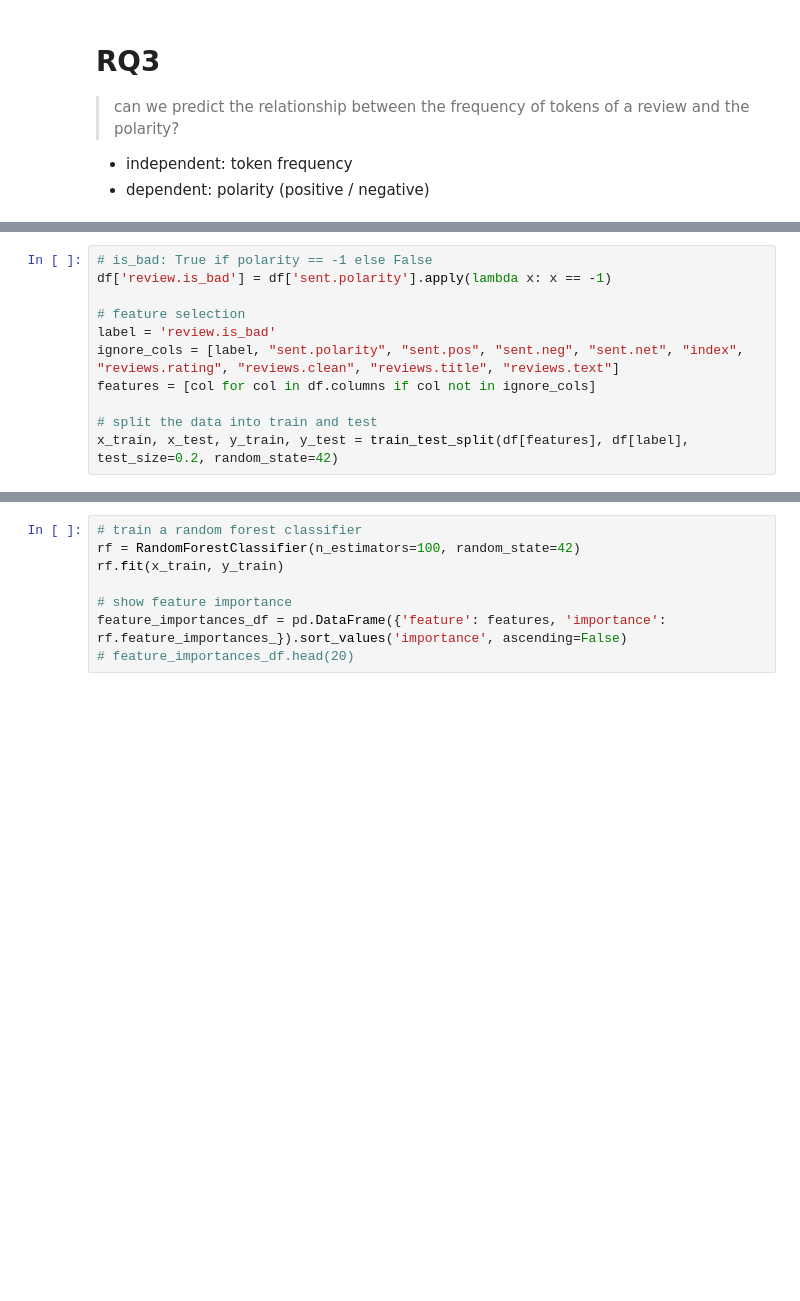
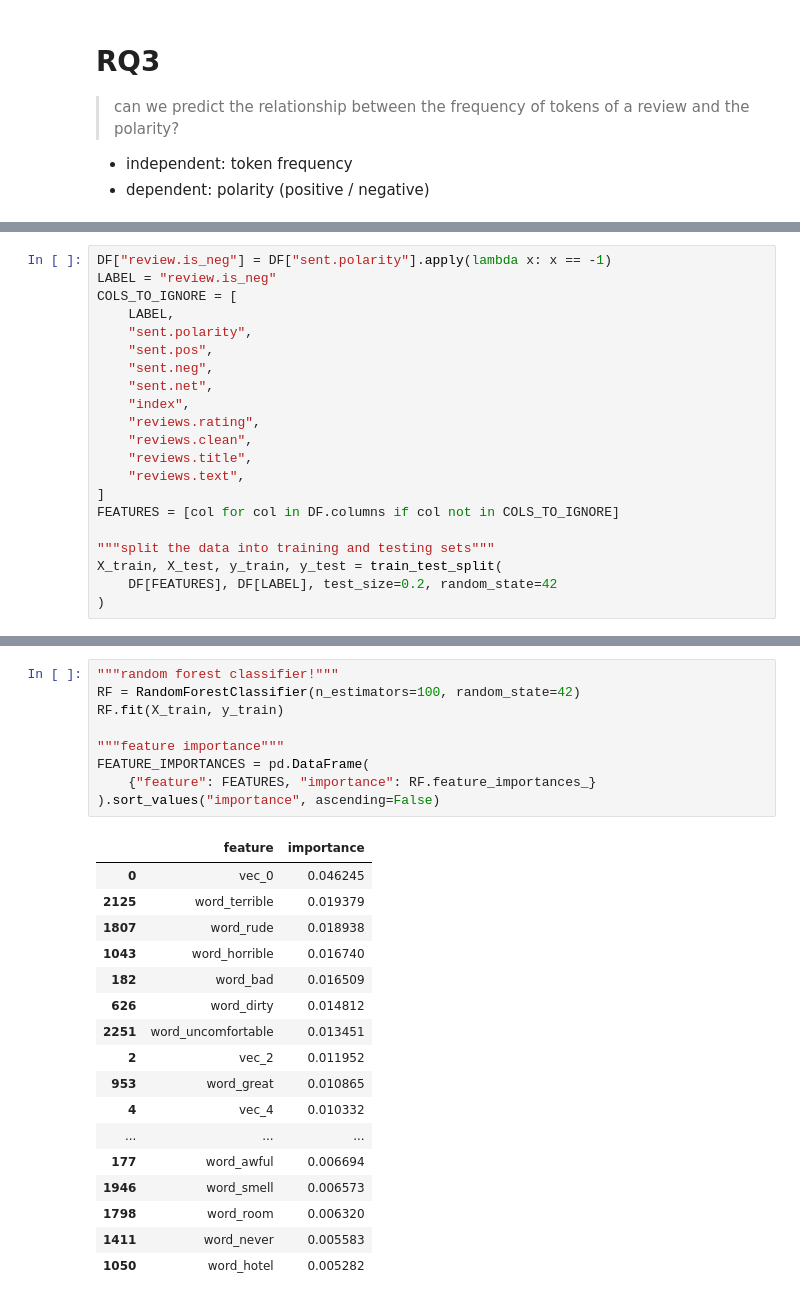
Before and after one commit to jiyometrik/pw23, a Jupyter notebook: code/rq3_randomforest.ipynb, the cells around one changed output, grey strips where cells are left out. Cells and saved outputs as stored; diff of their text form; blank space fills up the shorter version.

```diff
--- a/code/rq3_randomforest.ipynb
+++ b/code/rq3_randomforest.ipynb
@@ -110,11 +155,21 @@ plt.clf()
 # %%
-# is_bad: True if polarity == -1 else False
-df['review.is_bad'] = df['sent.polarity'].apply(lambda x: x == -1)
+DF["review.is_neg"] = DF["sent.polarity"].apply(lambda x: x == -1)
+LABEL = "review.is_neg"
+COLS_TO_IGNORE = [
+    LABEL,
+    "sent.polarity",
+    "sent.pos",
+    "sent.neg",
+    "sent.net",
+    "index",
+    "reviews.rating",
+    "reviews.clean",
+    "reviews.title",
+    "reviews.text",
+]
+FEATURES = [col for col in DF.columns if col not in COLS_TO_IGNORE]
 
-# feature selection
-label = 'review.is_bad'
-ignore_cols = [label, "sent.polarity", "sent.pos", "sent.neg", "sent.net", "index", "reviews.rating", "reviews.clean", "reviews.title", "reviews.text"]
-features = [col for col in df.columns if col not in ignore_cols]
-
-# split the data into train and test
-x_train, x_test, y_train, y_test = train_test_split(df[features], df[label], test_size=0.2, random_state=42)
+"""split the data into training and testing sets"""
+X_train, X_test, y_train, y_test = train_test_split(
+    DF[FEATURES], DF[LABEL], test_size=0.2, random_state=42
+)
@@ -121,8 +181,27 @@ x_train, x_test, y_train, y_test = train_test_split(df[features], df[label], tes
 # %%
-# train a random forest classifier
-rf = RandomForestClassifier(n_estimators=100, random_state=42)
-rf.fit(x_train, y_train)
+"""random forest classifier!"""
+RF = RandomForestClassifier(n_estimators=100, random_state=42)
+RF.fit(X_train, y_train)
 
-# show feature importance
-feature_importances_df = pd.DataFrame({'feature': features, 'importance': rf.feature_importances_}).sort_values('importance', ascending=False)
-# feature_importances_df.head(20)
+"""feature importance"""
+FEATURE_IMPORTANCES = pd.DataFrame(
+    {"feature": FEATURES, "importance": RF.feature_importances_}
+).sort_values("importance", ascending=False)
+# %% [output]
+|  | feature | importance |
+| 0 | vec_0 | 0.046245 |
+| 2125 | word_terrible | 0.019379 |
+| 1807 | word_rude | 0.018938 |
+| 1043 | word_horrible | 0.016740 |
+| 182 | word_bad | 0.016509 |
+| 626 | word_dirty | 0.014812 |
+| 2251 | word_uncomfortable | 0.013451 |
+| 2 | vec_2 | 0.011952 |
+| 953 | word_great | 0.010865 |
+| 4 | vec_4 | 0.010332 |
+| ... | ... | ... |
+| 177 | word_awful | 0.006694 |
+| 1946 | word_smell | 0.006573 |
+| 1798 | word_room | 0.006320 |
+| 1411 | word_never | 0.005583 |
+| 1050 | word_hotel | 0.005282 |
```
Also changed, not shown: parts of 16 cells of this notebook, 6 other files.
